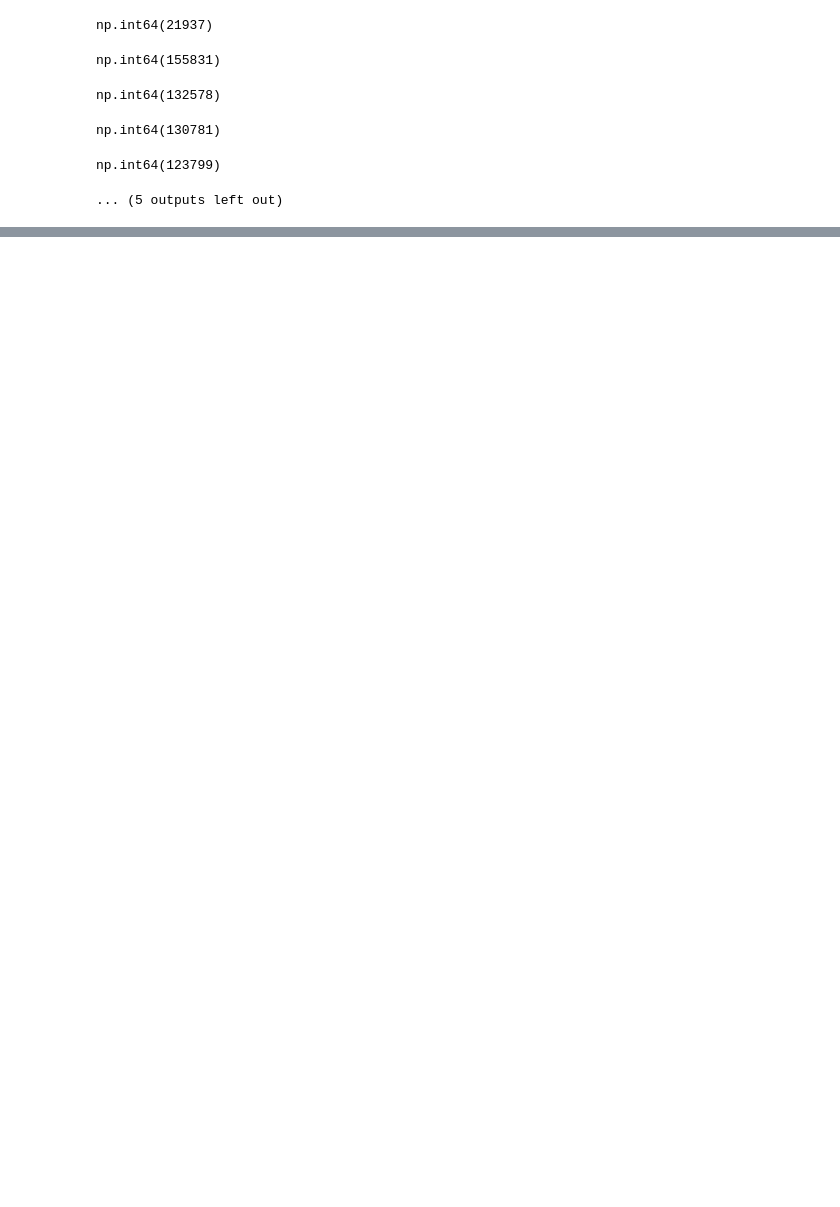
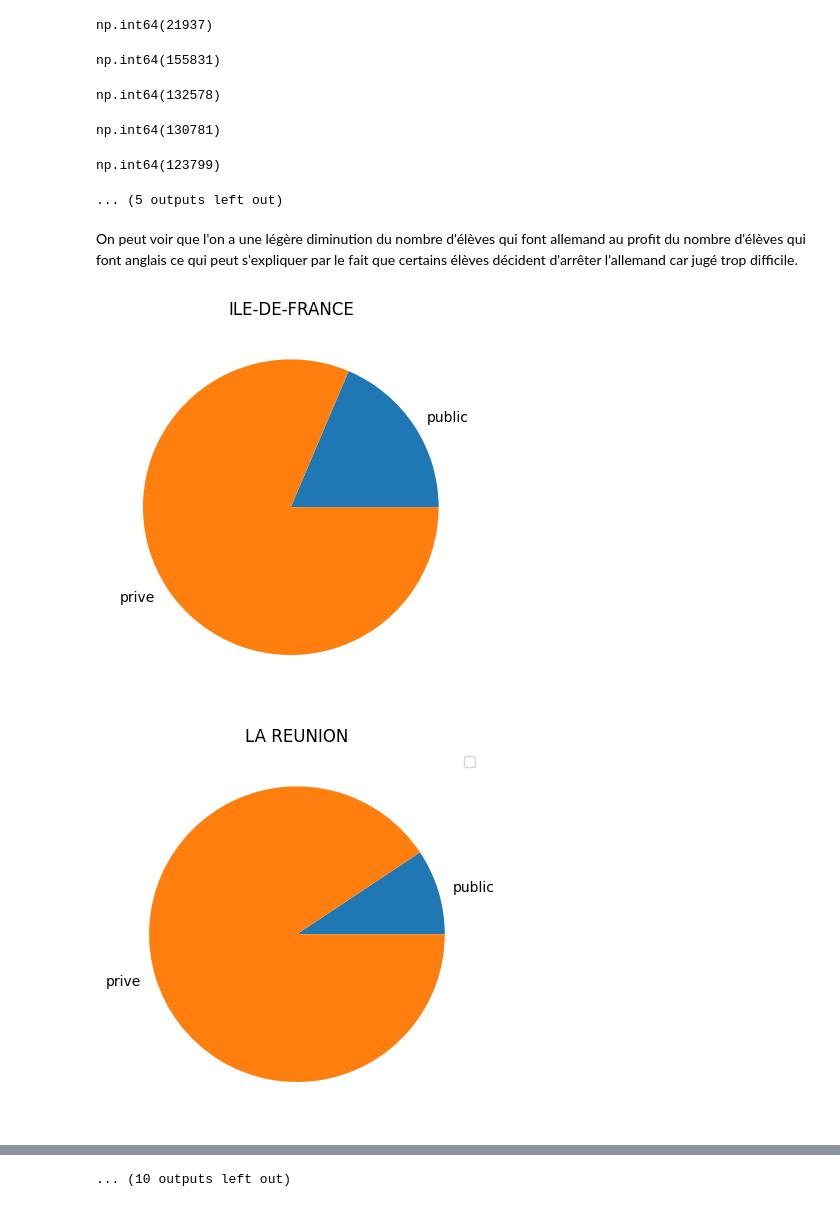
Before and after one commit to margotlafond/projet-info, a Jupyter notebook: analyse_data1.ipynb, the cells around one changed output, grey strips where cells are left out. Saved outputs shown, nothing was run; the diff lists cells and outputs as text; code cells hidden in the pictures; blank space fills up the shorter version.

```diff
--- a/analyse_data1.ipynb
+++ b/analyse_data1.ipynb
@@ -287,3 +290,32 @@ np.int64(132578)
 np.int64(130781)
 np.int64(123799)
 ... (5 outputs left out)
+# %% [markdown]
+On peut voir que l'on a une légère diminution du nombre d'élèves qui font allemand au profit du nombre d'élèves qui font anglais ce qui peut s'expliquer par le fait que certains élèves décident d'arrêter l'allemand car jugé trop difficile.
+# %%
+df.columns
+gb=df.groupby(by=['Secteur','Région académique'])
+dico=gb["Nombre d'élèves total"].sum().to_dict()
+
+region=df["Région académique"].unique()
+dico_data={}
+
+
+for reg in region:
+    data=[dico[('PRIVE',f"{reg}")],dico[('PUBLIC',f"{reg}")]]
+    perc=dico[('PRIVE',f"{reg}")]/(dico[('PRIVE',f"{reg}")]+dico[('PUBLIC',f"{reg}")])
+    dico_data[f"{reg}"]=perc
+    plt.pie(data,labels=['public','prive'])
+    plt.title(f"{reg}")
+    plt.show()
+    plt.legend()
+
+
+print(dico_data)
+regions_plus = sorted(dico_data.items(), key=lambda x: x[1], reverse=True)[:3]
+regions_moins=sorted(dico_data.items(), key=lambda x: x[1])[:3]
+print("les régions avec le plus gros pourcentage d'élèves scolarisés dans le privé sont",regions_plus)
+print("les régions avec le moins d'élèves scolarisés dans le privé sont",regions_moins)
+# %% [output]
+[figure, added]
+[figure, added]
@@ -289,0 +332 @@ np.int64(123799)
+... (10 outputs left out)
```
Also changed, not shown: parts of 11 cells of this notebook.
